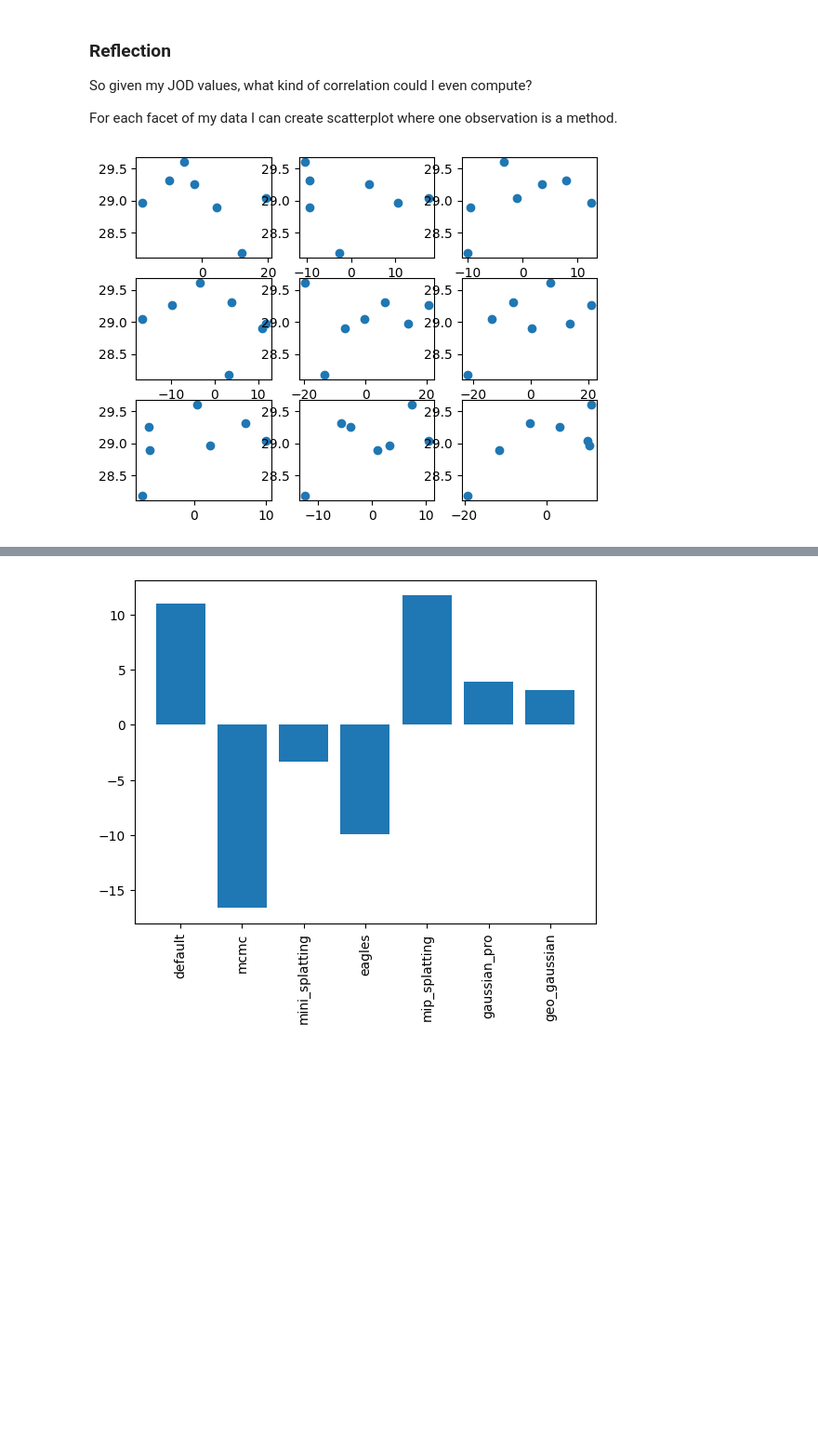
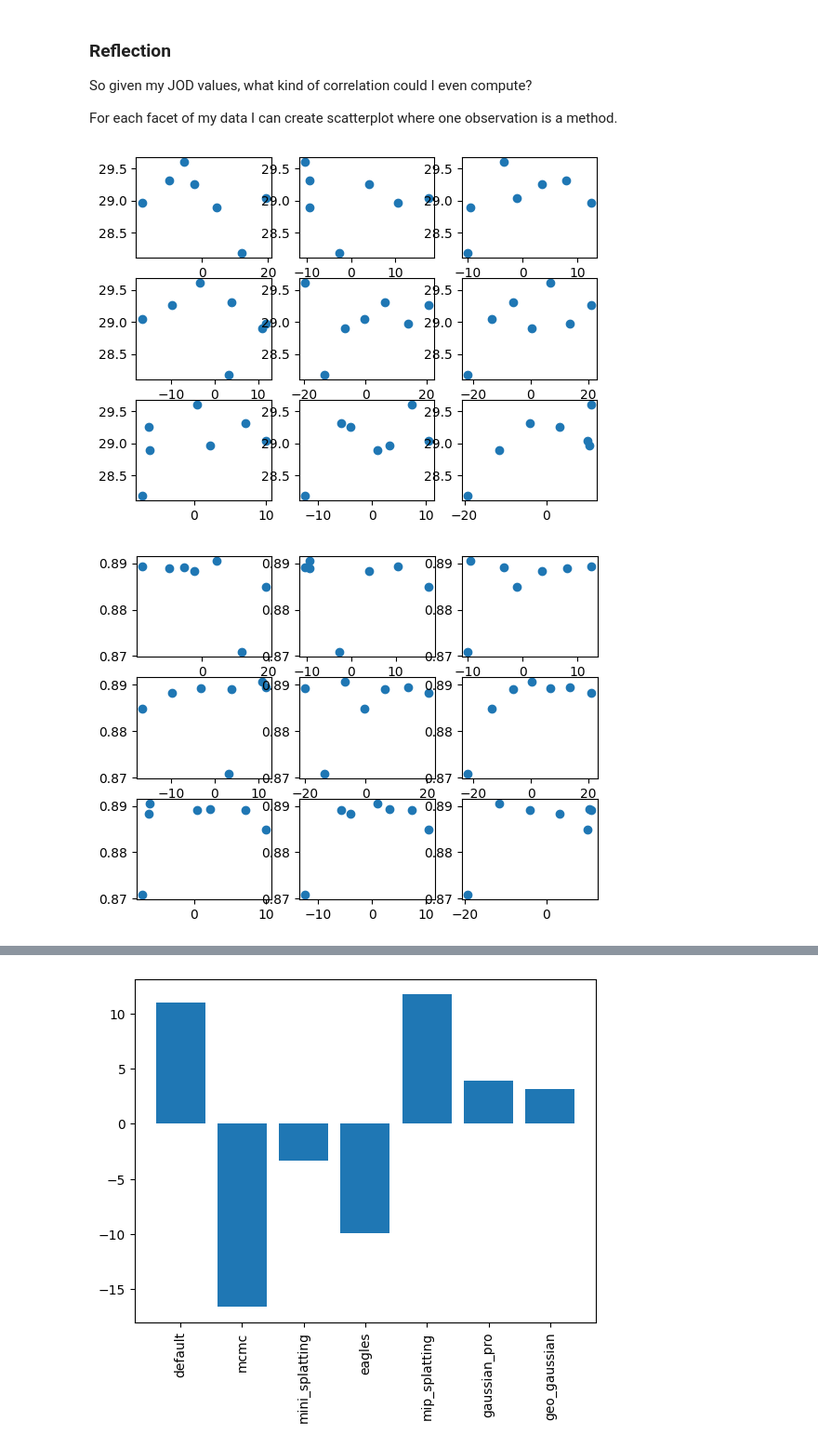
Before and after one commit to PaulErpen/final-data-analysis, a Jupyter notebook: joint-data-analysis.ipynb, the cells around one changed output, grey strips where cells are left out. Shown at 93% size. Cells and saved outputs as stored; diff of their text form; code cells hidden in the pictures; blank space fills up the shorter version.

```diff
--- a/joint-data-analysis.ipynb
+++ b/joint-data-analysis.ipynb
@@ -94,30 +94,33 @@ def plot_quality_metric_against_jod(quality_metric: str = "psnr") -> pd.DataFram
             records.append(
                 {
                     "dataset": dataset,
                     "size": size,
                     "SROCC": compute_spearman(
                         single_facet_df["jod"], single_facet_df[quality_metric]
                     ),
                     "PLCC": compute_pearsonr(
                         single_facet_df["jod"].astype(np.float32),
                         single_facet_df[quality_metric].astype(np.float32),
                     ),
                     "RMSE_lin": compute_linear_rmse(
                         single_facet_df["jod"],
                         single_facet_df[quality_metric],
                     ),
                     "RMSE_cub": compute_nonlinear_rmse(
                         single_facet_df["jod"],
                         single_facet_df[quality_metric],
                     ),
                 }
             )
 
     plt.show()
 
     return pd.DataFrame.from_records(records)
 
 
 df_psnr = plot_quality_metric_against_jod()
+df_ssim = plot_quality_metric_against_jod("ssim")
+df_lpips = plot_quality_metric_against_jod("lpips")
 # %% [output]
 [figure]
+[figure, added]
```
Also changed, not shown: parts of 3 cells of this notebook.
